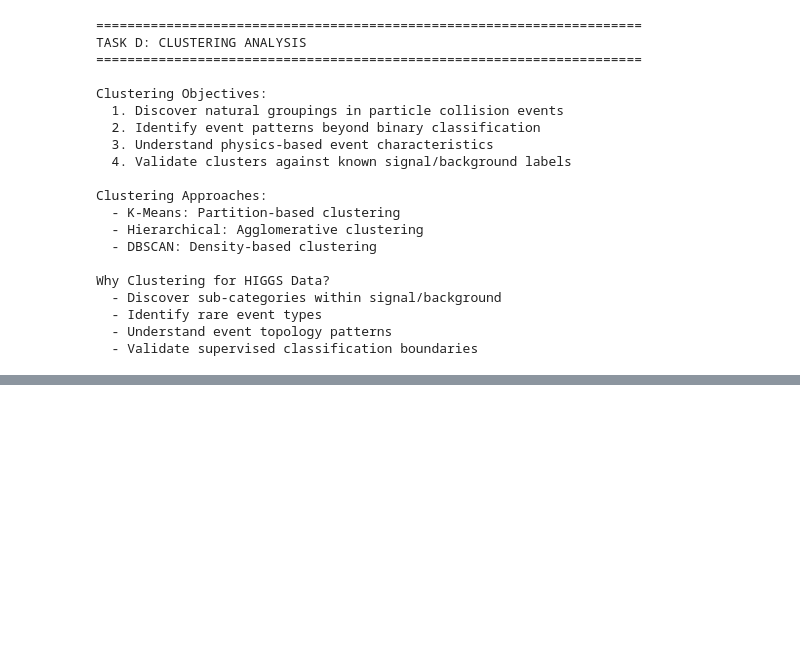
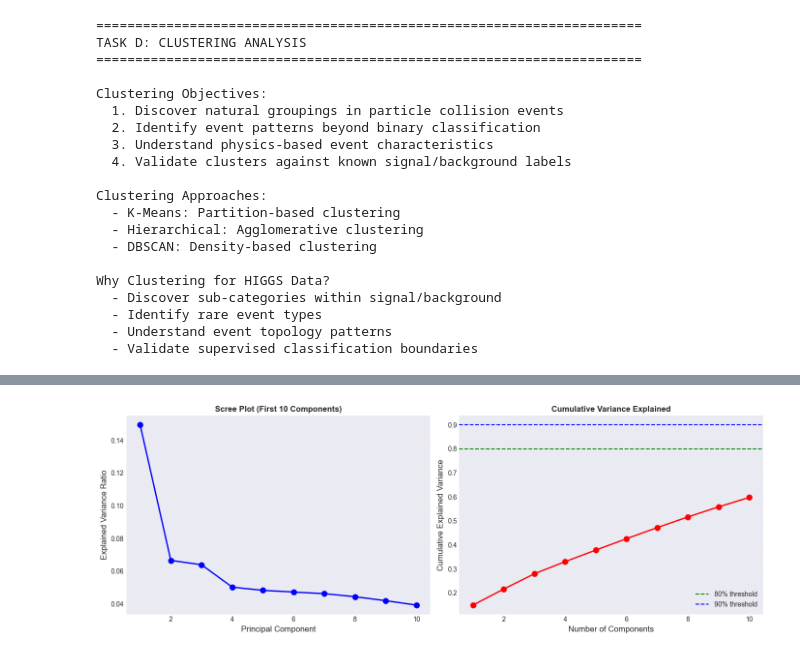
Before and after one commit to ashu-tagore/beyond_smote_evaluation, a Jupyter notebook: notebooks/07_Clustering_Analysis.ipynb, the cells around one changed output, grey strips where cells are left out. Drawn from its saved outputs; the diff is of its cells as text; code cells hidden in the pictures; blank space fills up the shorter version.

Commit message:
feat: Implemented PCA for 2D/3D visualizations and analysis

```diff
--- a/notebooks/07_Clustering_Analysis.ipynb
+++ b/notebooks/07_Clustering_Analysis.ipynb
@@ -156,0 +204,69 @@ Clustering Dataset (before scaling):
+# %%
+# Cell 4: Dimensionality Reduction - PCA
+# Reducing to 2D/3D for visualization while preserving variance
+# Using Principal Component Analysis (on SCALED data)
+
+print("="*70)
+print("DIMENSIONALITY REDUCTION (PCA)")
+print("="*70)
+
+# PCA for visualization (2D and 3D)
+print("\nApplying PCA for visualization...")
+print("   (PCA applied to SCALED features)")
+
+# 2D PCA
+pca_2d = PCA(n_components=2, random_state=SEED_VALUE)
+X_pca_2d = pca_2d.fit_transform(X_cluster)
+
+print(f"\n2D PCA:")
+print(f"  Explained variance: {pca_2d.explained_variance_ratio_.sum()*100:.2f}%")
+print(f"  PC1: {pca_2d.explained_variance_ratio_[0]*100:.2f}%")
+print(f"  PC2: {pca_2d.explained_variance_ratio_[1]*100:.2f}%")
+
+# 3D PCA
+pca_3d = PCA(n_components=3, random_state=SEED_VALUE)
+X_pca_3d = pca_3d.fit_transform(X_cluster)
+
+print(f"\n3D PCA:")
+print(f"  Explained variance: {pca_3d.explained_variance_ratio_.sum()*100:.2f}%")
+print(f"  PC1: {pca_3d.explained_variance_ratio_[0]*100:.2f}%")
+print(f"  PC2: {pca_3d.explained_variance_ratio_[1]*100:.2f}%")
+print(f"  PC3: {pca_3d.explained_variance_ratio_[2]*100:.2f}%")
+
+# Full PCA for scree plot
+pca_full = PCA(random_state=SEED_VALUE)
+pca_full.fit(X_cluster)
+
+print(f"\nTotal variance captured by first 10 components:")
+print(f"   {pca_full.explained_variance_ratio_[:10].sum()*100:.2f}%")
+
+# Visualize PCA variance
+fig, axes = plt.subplots(1, 2, figsize=(14, 5))
+
+# Scree plot
+axes[0].plot(range(1, 11), pca_full.explained_variance_ratio_[:10],
+            'bo-', linewidth=2, markersize=8)
+axes[0].set_xlabel('Principal Component', fontsize=12)
+axes[0].set_ylabel('Explained Variance Ratio', fontsize=12)
+axes[0].set_title('Scree Plot (First 10 Components)', fontsize=12, fontweight='bold')
+axes[0].grid(True, alpha=0.3)
+
+# Cumulative variance
+cumulative_var = np.cumsum(pca_full.explained_variance_ratio_[:10])
+axes[1].plot(range(1, 11), cumulative_var, 'ro-', linewidth=2, markersize=8)
+axes[1].axhline(y=0.8, color='g', linestyle='--', label='80% threshold')
+axes[1].axhline(y=0.9, color='b', linestyle='--', label='90% threshold')
+axes[1].set_xlabel('Number of Components', fontsize=12)
+axes[1].set_ylabel('Cumulative Explained Variance', fontsize=12)
+axes[1].set_title('Cumulative Variance Explained', fontsize=12, fontweight='bold')
+axes[1].legend()
+axes[1].grid(True, alpha=0.3)
+
+plt.tight_layout()
+
+pca_path = FIGURE_OUTPUT / 'clustering_pca_analysis.png'
+plt.savefig(pca_path, dpi=DPI_VALUE, bbox_inches='tight')
+print(f"\nPCA analysis saved to {pca_path}")
+
+plt.show()
+# %% [output]
@@ -156,0 +290 @@ Clustering Dataset (before scaling):
+[figure, added]
```
Also changed, not shown: parts of 2 cells of this notebook.
